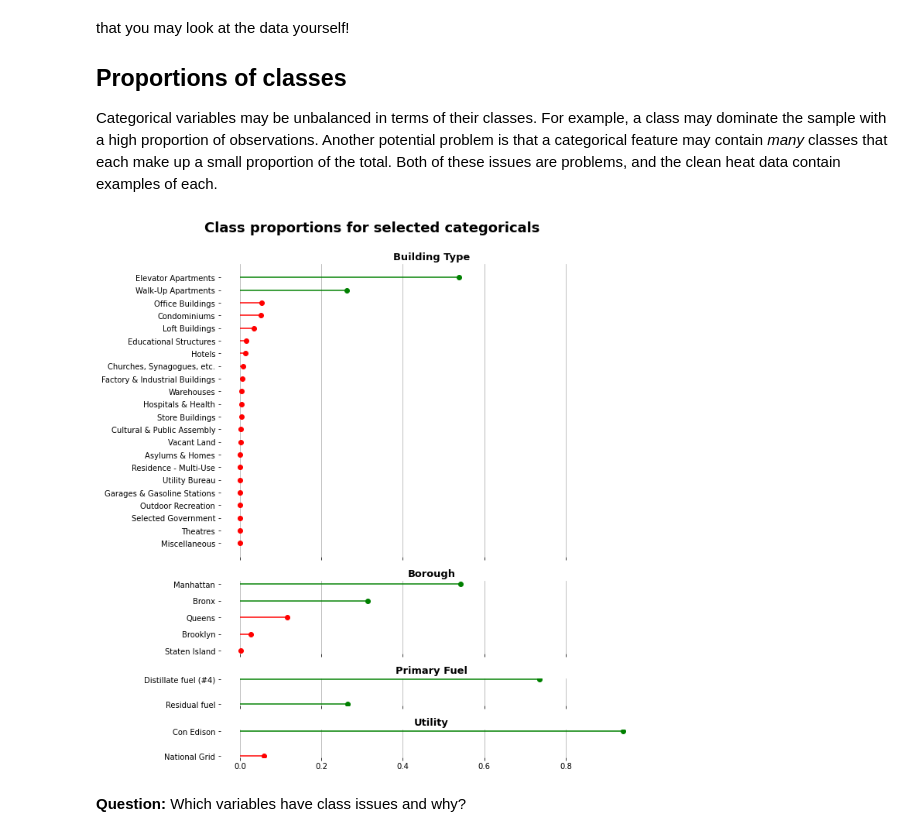
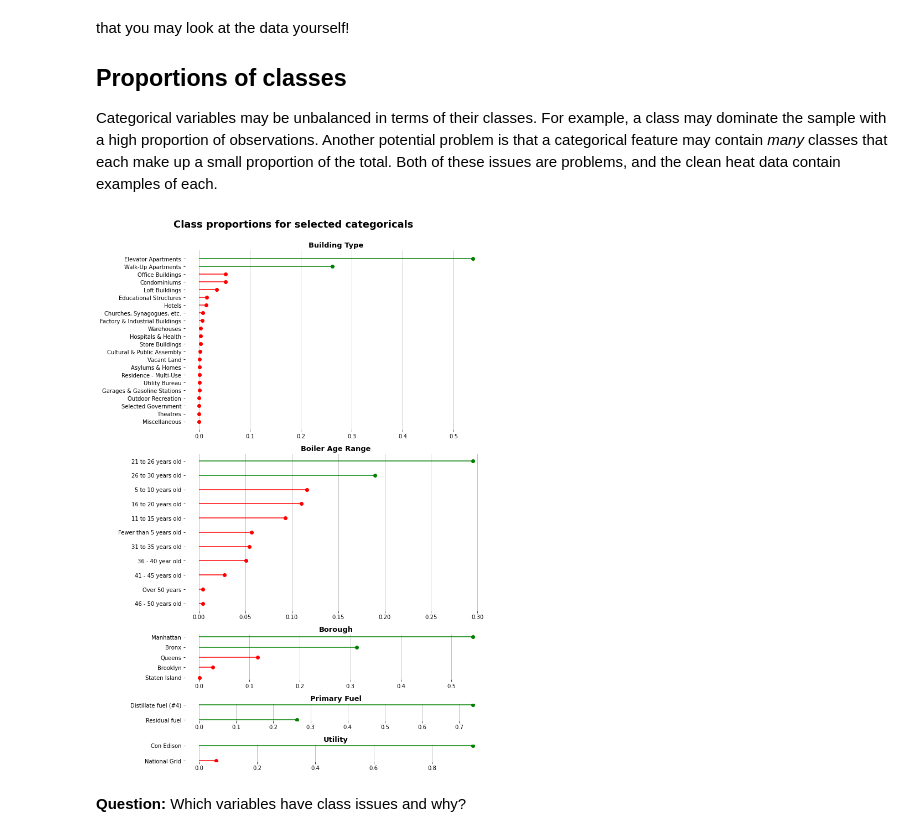
Before and after one commit to habibaaziz/OPEN_DATA_NYC_2021, a Jupyter notebook: MachineLearning.ipynb, the cells around one changed output. Saved outputs shown, nothing was run; the diff lists cells and outputs as text; code cells hidden in the pictures.

```diff
--- a/MachineLearning.ipynb
+++ b/MachineLearning.ipynb
@@ -164,7 +162,8 @@ clean_heat.loc[clean_heat.boiler_cap_btu > 500, "boiler_cap_btu"] = np.nan
 zero_nans_cats = ["#6_deadline", "ggb_deadline", "est_retire_yr",
                   "boiler_installation_date", "year_built"]
 
-zero_nans_oth = ["bldg_sqft"]
+# Zero as NaNs but not categorical variables
+zero_nans_oth = ["bldg_sqft", "boiler_cap_btu", "total_units"]
 
 for col in zero_nans_cats + zero_nans_oth:
     clean_heat[col].replace({0: np.nan}, inplace=True)
@@ -197,12 +196,13 @@ Categorical variables may be unbalanced in terms of their classes. For example,
 # %%
 PROP_THRESH = 0.15
 
-fig_catcount, ax_catcount = plt.subplots(4,
-                                         sharex=True,
-                                         figsize=(10, 10),
-                                         gridspec_kw={"height_ratios": [16, 4, 1.5, 1.5]})
+fig_catcount, ax_catcount = plt.subplots(5,
+                                         #sharex=True,
+                                         figsize=(10, 14),
+                                         gridspec_kw={"height_ratios": [16, 14, 4, 1.5, 1.5]})
 
 for col, ax in zip(["building_type",
+                    "boiler_age_range",
                     "borough",
                     "primary_fuel",
                     "utility"],
@@ -216,34 +216,34 @@ for col, ax in zip(["building_type",
     colors = ["red" if prop <= PROP_THRESH else "green" for prop in prop_cat]
     ax.hlines(prop_cat.index, xmin=0, xmax=prop_cat, colors=colors)
 
     # We can probably make this cleaner.
     # Plot the circles for each based on whether they're too small or not.
     # Maybe change the colors later?
     prop_small = prop_cat[prop_cat <= PROP_THRESH]
     prop_ok = prop_cat[prop_cat > PROP_THRESH]
     ax.plot(prop_small, prop_small.index, 'or',
             prop_ok, prop_ok.index, 'og')
 
     # Labels and customization
     ax.set_title(col.replace('_', ' ').title(),
                  {"size": 13,
                   "weight": "bold"})
     # We don't need axis labels
     ax.set_xlabel("")
     ax.set_ylabel("")
     # We only need an x grid rather than both.
     ax.grid(axis="x")
     ax.set_axisbelow(True)
     ax.set_frame_on(False)
 
 # Figure customization
 fig_catcount.suptitle("Class proportions for selected categoricals",
                       y=1,
                       fontproperties={"size": 18,
                                       "weight": "bold"})
 fig_catcount.tight_layout()
 # %% [output]
-[figure, old version]
+[figure, new version]
 # %% [markdown]
 **Question:** Which variables have class issues and why?
 # %% [markdown]
```
Also changed, not shown: parts of 19 cells of this notebook.
